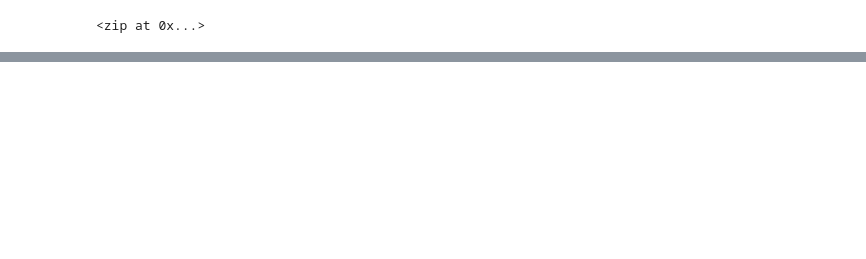
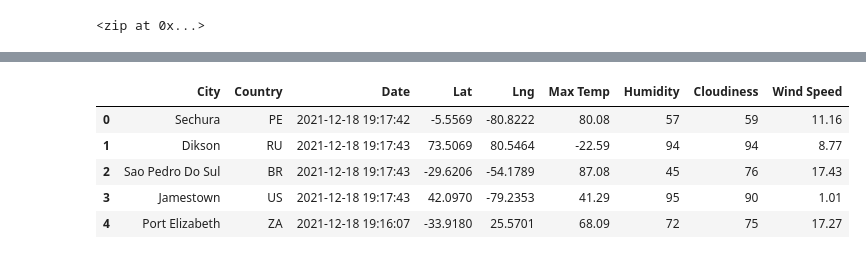
Before and after one commit to tonywang3571/World_Weather_Analysis, a Jupyter notebook: WeatherPy.ipynb, the cells around one changed output, grey strips where cells are left out. Cells and saved outputs as stored; diff of their text form; code cells hidden in the pictures; blank space fills up the shorter version.

```diff
--- a/WeatherPy.ipynb
+++ b/WeatherPy.ipynb
@@ -33,0 +154,12 @@ len(cities)
+# %%
+# Reorder the columns
+new_column_order = ["City", "Country", "Date", "Lat", "Lng", "Max Temp", "Humidity", "Cloudiness", "Wind Speed"]
+city_data_df = city_data_df[new_column_order]
+city_data_df.head()
+# %% [output]
+|  | City | Country | Date | Lat | Lng | Max Temp | Humidity | Cloudiness | Wind Speed |
+| 0 | Sechura | PE | 2021-12-18 19:17:42 | -5.5569 | -80.8222 | 80.08 | 57 | 59 | 11.16 |
+| 1 | Dikson | RU | 2021-12-18 19:17:43 | 73.5069 | 80.5464 | -22.59 | 94 | 94 | 8.77 |
+| 2 | Sao Pedro Do Sul | BR | 2021-12-18 19:17:43 | -29.6206 | -54.1789 | 87.08 | 45 | 76 | 17.43 |
+| 3 | Jamestown | US | 2021-12-18 19:17:43 | 42.0970 | -79.2353 | 41.29 | 95 | 90 | 1.01 |
+| 4 | Port Elizabeth | ZA | 2021-12-18 19:16:07 | -33.9180 | 25.5701 | 68.09 | 72 | 75 | 17.27 |
```
Also changed, not shown: parts of 9 cells of this notebook, 2 other files.
